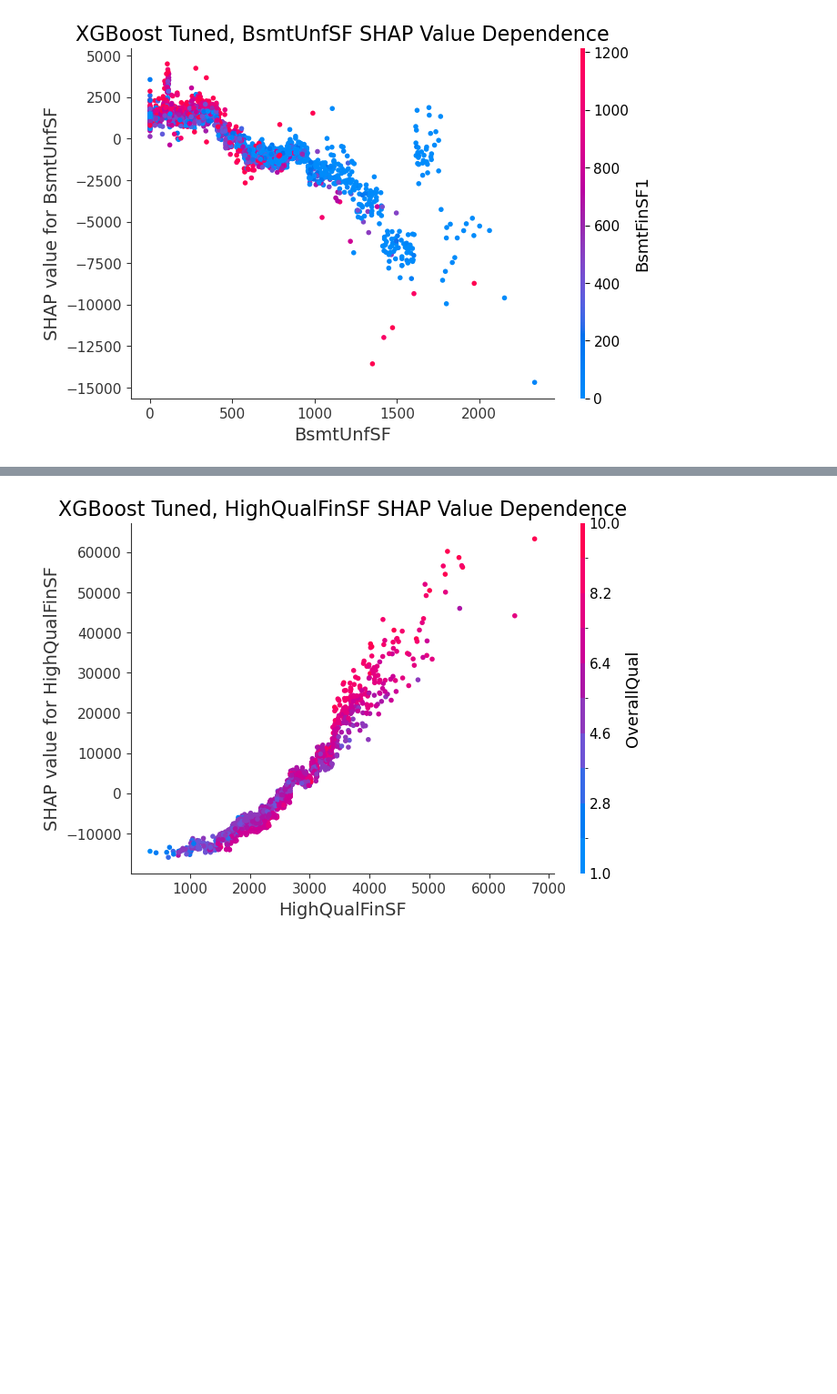
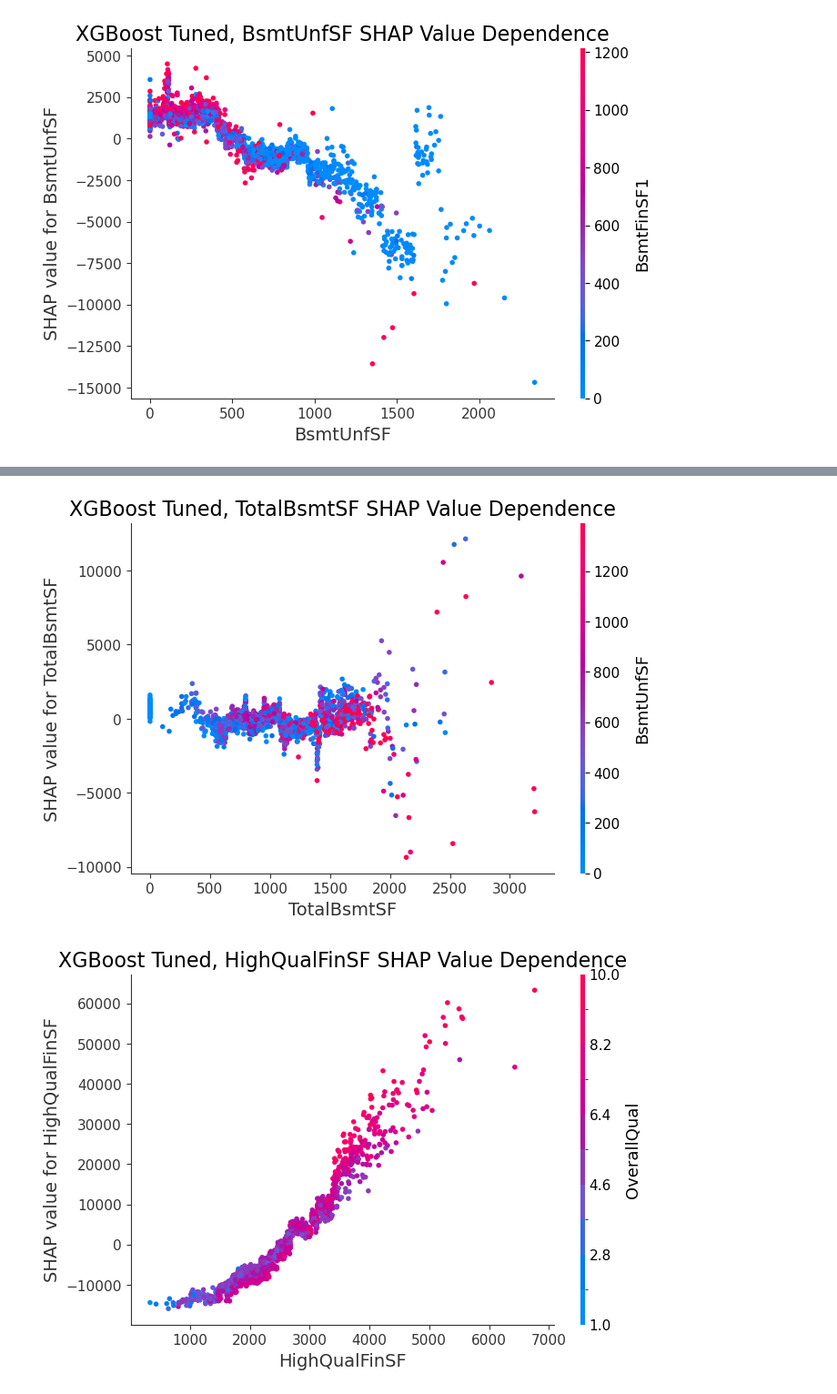
Before and after one commit to briangdrewes/machinelearning_Ames, a Jupyter notebook: visuals_and_tests/ordinalNormalCondition_XGBoostViz.ipynb, the cells around one changed output, grey strips where cells are left out. Shown at 91% size. Saved outputs shown, nothing was run; the diff lists cells and outputs as text; code cells hidden in the pictures; blank space fills up the shorter version.

```diff
--- a/visuals_and_tests/ordinalNormalCondition_XGBoostViz.ipynb
+++ b/visuals_and_tests/ordinalNormalCondition_XGBoostViz.ipynb
@@ -325,3 +325,14 @@ plt.show()
+# %%
+shap.dependence_plot("TotalBsmtSF", shap_values, X, interaction_index='BsmtUnfSF', show=False)
+
+
+plt.title('XGBoost Tuned, TotalBsmtSF SHAP Value Dependence', fontsize=16)
+
+plt.ylabel('SHAP value for TotalBsmtSF', fontsize=14)
+plt.xlabel('TotalBsmtSF', fontsize=14);
+plt.show()
+# %% [output]
+[figure, added]
 # %%
 #Shap Dependence Plot vs "Overall Qual"
 shap.dependence_plot("HighQualFinSF", shap_values, X, interaction_index="OverallQual", show=False)
```
Also changed, not shown: parts of 41 cells of this notebook, 1 other file.
